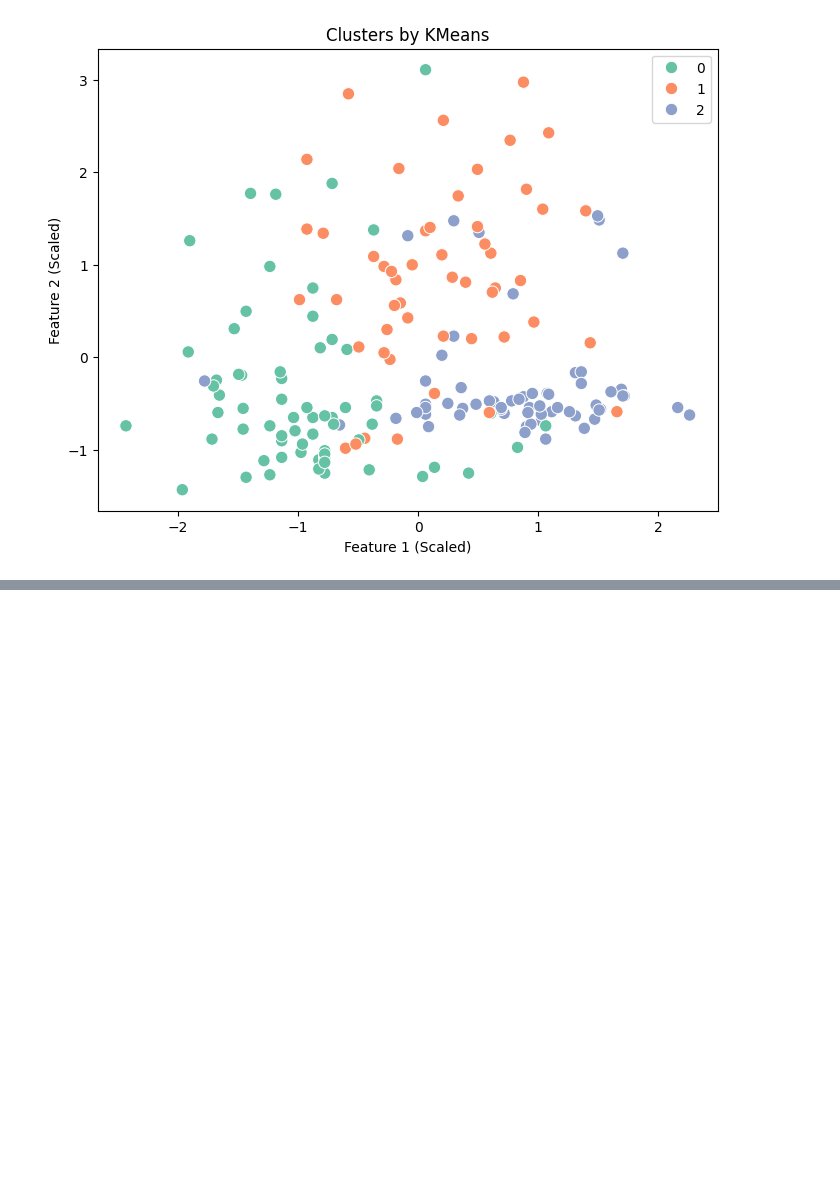
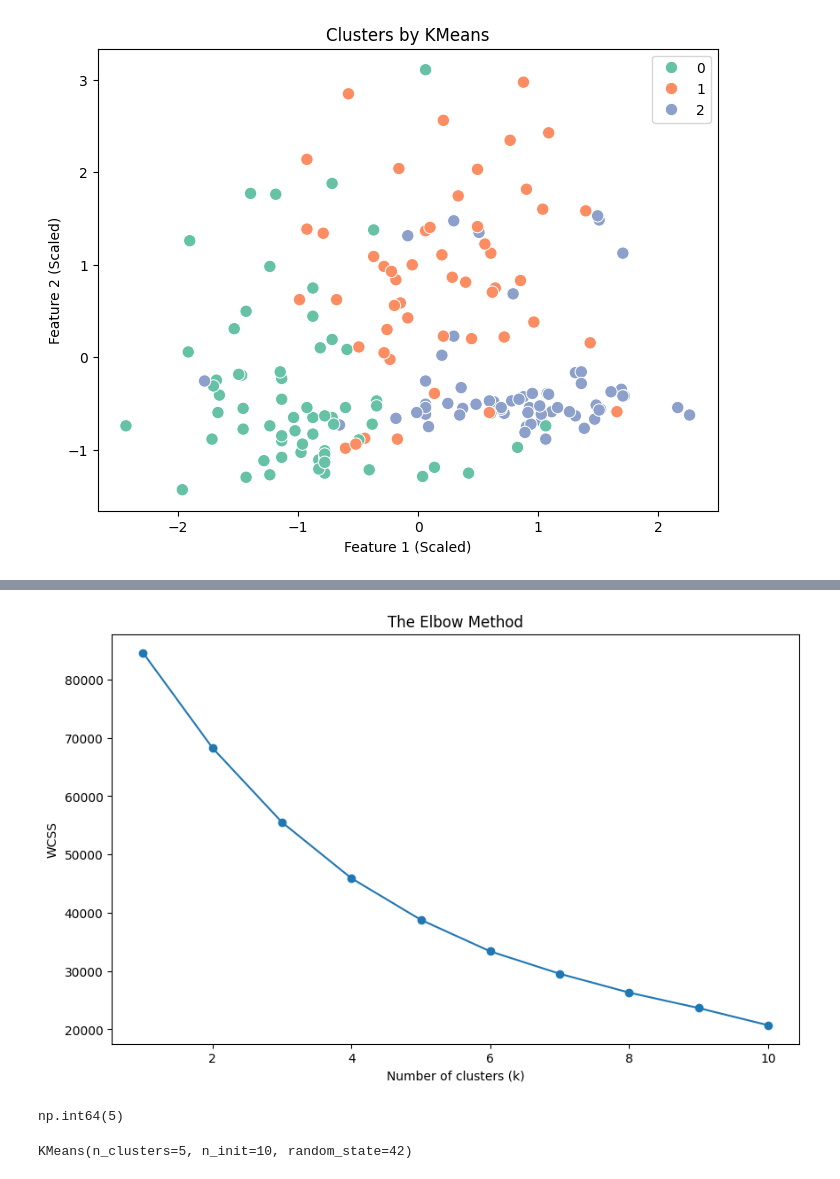
Before and after one commit to ESET0090/Advance-Training-Python-AIML, a Jupyter notebook: Day_18/Kmeans.ipynb, the cells around one changed output, grey strips where cells are left out. Cells and saved outputs as stored; diff of their text form; code cells hidden in the pictures; blank space fills up the shorter version.

```diff
--- a/Day_18/Kmeans.ipynb
+++ b/Day_18/Kmeans.ipynb
@@ -338,0 +434,2 @@ plt.show()
+# %%
+df1 = df1.drop(['status_id','status_published'], axis = 1)
@@ -338,0 +468,3 @@ plt.show()
+# %%
+## Handling the categorical variable 'status_type'
+df1 = pd.get_dummies(df1, columns=['status_type'], drop_first=True)
@@ -338,0 +480,19 @@ plt.show()
+# %%
+X = df1.copy()
+scaler = StandardScaler()
+X_scaled = scaler.fit_transform(X)
+# %%
+wcss = []
+for i in range(1, 11):
+    kmeans = KMeans(n_clusters=i, init='k-means++', n_init=10, max_iter=50, random_state=42)
+    kmeans.fit(X_scaled)
+    wcss.append(kmeans.inertia_)
+# %%
+plt.figure(figsize=(10, 6))
+plt.plot(range(1, 11), wcss, marker='o')
+plt.title('The Elbow Method')
+plt.xlabel('Number of clusters (k)')
+plt.ylabel('WCSS')
+plt.show()
+# %% [output]
+[figure, added]
@@ -338,0 +501,10 @@ plt.show()
+# %%
+k1.elbow
+# %% [output]
+np.int64(5)
+# %%
+optimal_k = 5
+kmeans_model = KMeans(n_clusters=optimal_k, init='k-means++', n_init=10, max_iter=300, random_state=42)
+kmeans_model.fit(X_scaled)
+# %% [output]
+KMeans(n_clusters=5, n_init=10, random_state=42)
```
Also changed, not shown: parts of 39 cells of this notebook, 2 other files.
